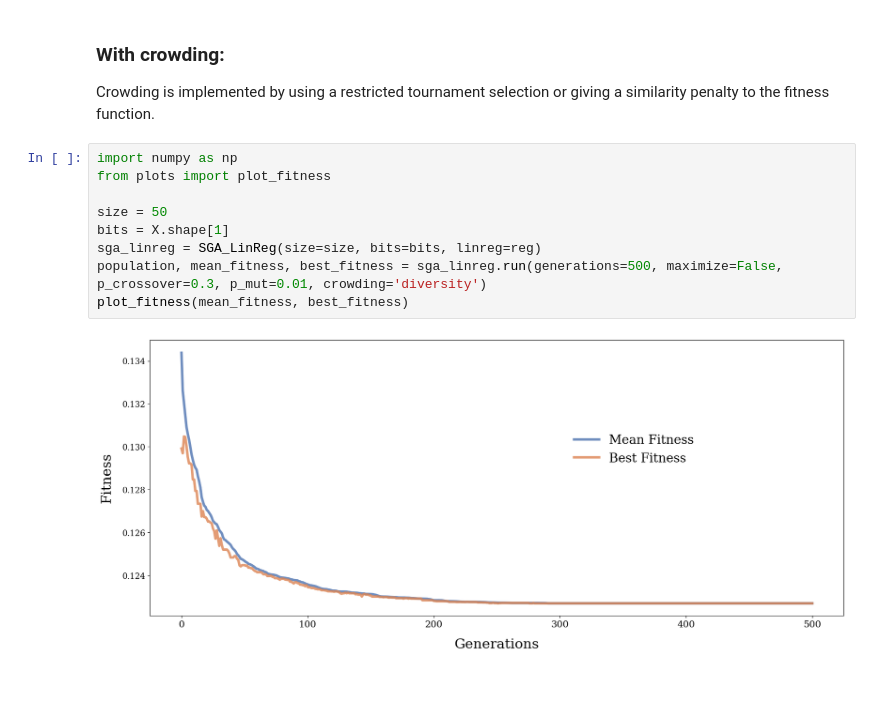
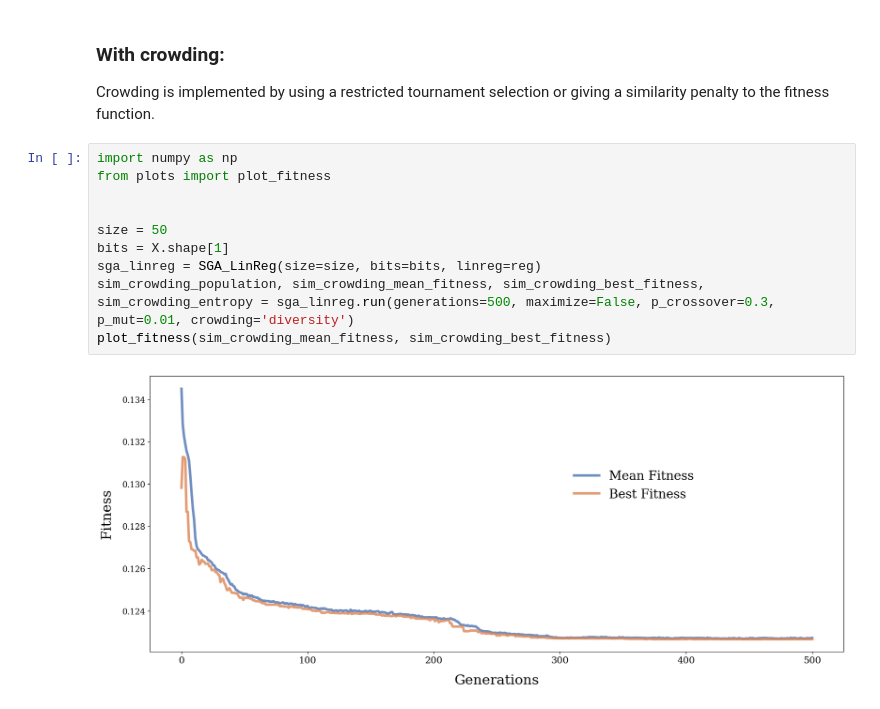
Before and after one commit to olavforland/IT3708, a Jupyter notebook: Project1/project1.ipynb, the cells around one changed output. Saved outputs shown, nothing was run; the diff lists cells and outputs as text.

Commit message:
(#n+1) Fixed crowding approaches and plots

```diff
--- a/Project1/project1.ipynb
+++ b/Project1/project1.ipynb
@@ -87,14 +87,15 @@ Crowding is implemented by using a restricted tournament selection or giving a s
 # %%
 import numpy as np
 from plots import plot_fitness
 
+
 size = 50
 bits = X.shape[1]
 sga_linreg = SGA_LinReg(size=size, bits=bits, linreg=reg)
-population, mean_fitness, best_fitness = sga_linreg.run(generations=500, maximize=False, p_crossover=0.3, p_mut=0.01, crowding='diversity')
-plot_fitness(mean_fitness, best_fitness)
+sim_crowding_population, sim_crowding_mean_fitness, sim_crowding_best_fitness, sim_crowding_entropy = sga_linreg.run(generations=500, maximize=False, p_crossover=0.3, p_mut=0.01, crowding='diversity')
+plot_fitness(sim_crowding_mean_fitness, sim_crowding_best_fitness)
 # %% [output]
-[figure, old version]
+[figure, new version]
 # %%
 print('Fitness of best features: ', best_fitness[-1])
 print('Fitness of mean features: ', mean_fitness[-1])
```
Also changed, not shown: parts of 13 cells of this notebook, 2 other files.
